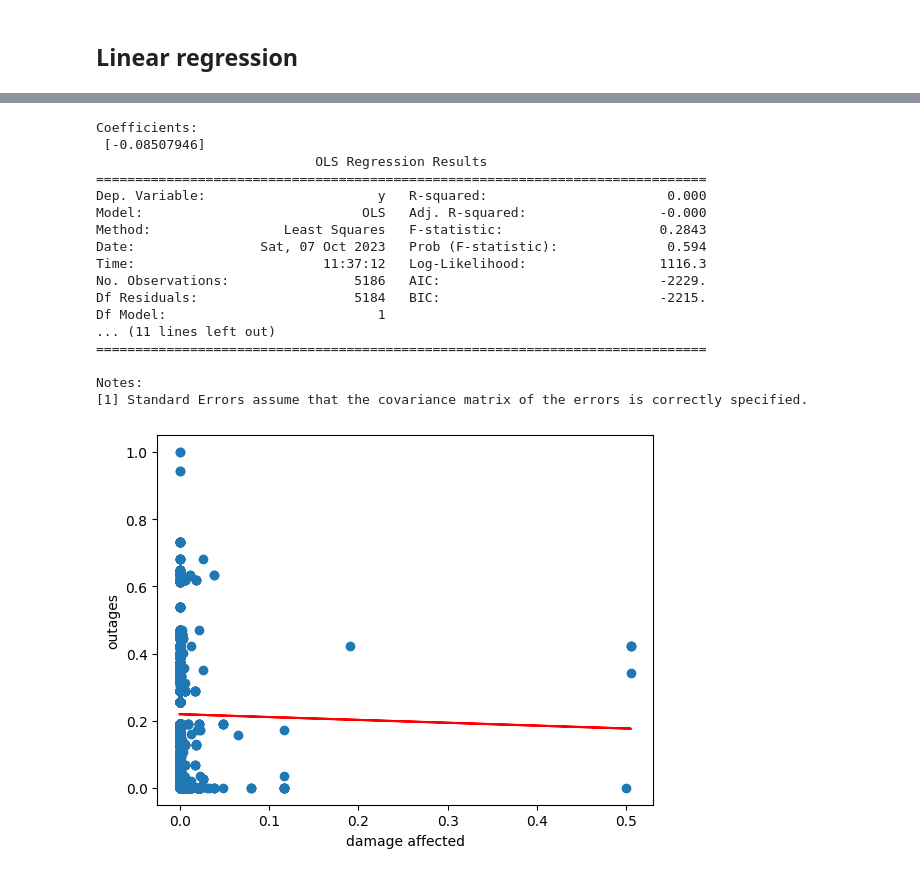
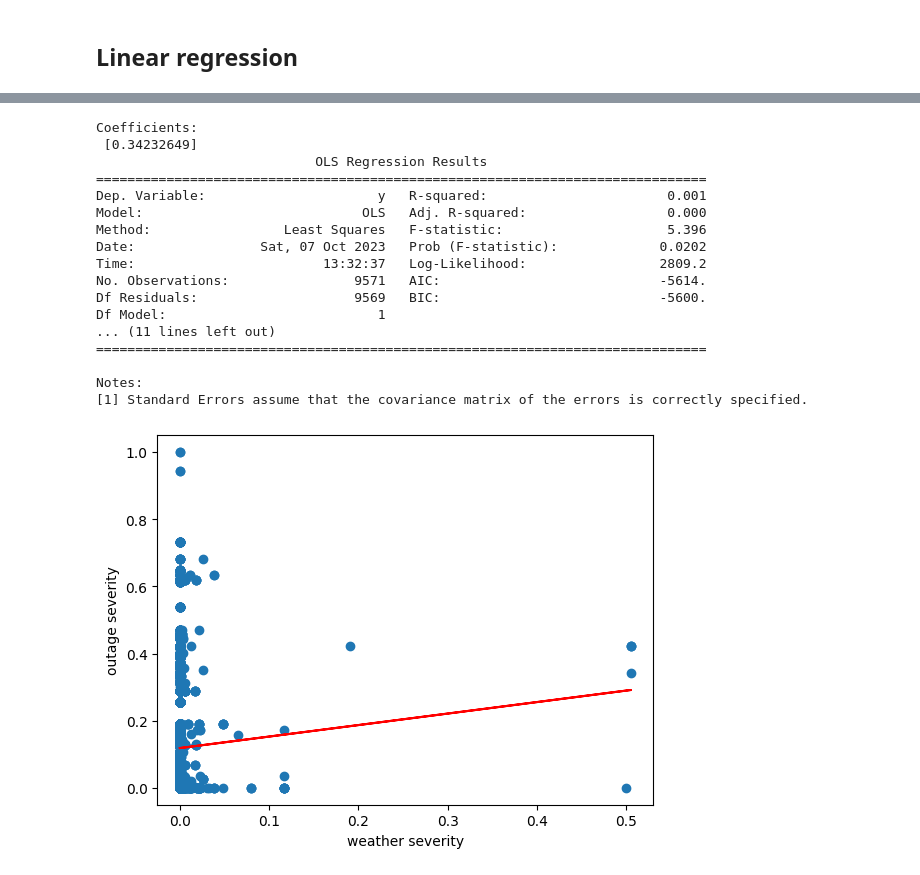
Before and after one commit to cetceeve/StormCloud, a Jupyter notebook: notebooks/linear_regr.ipynb, the cells around one changed output, grey strips where cells are left out. Drawn from its saved outputs; the diff is of its cells as text; code cells hidden in the pictures.

```diff
--- a/notebooks/linear_regr.ipynb
+++ b/notebooks/linear_regr.ipynb
@@ -22,6 +22,6 @@ Remove rows that are not interesting to us
 # remove USA because it is to big
 df = df.drop(df[df["country"] == "USA"].index)
 # remove lines without infromation
-old_size = df.size
-df = df.dropna(subset=["id", "Disaster Type"], how="all")
-print(f"Removed {old_size - df.size}/{old_size} where outage and weather event were NaN.")
+# old_size = df.size
+# df = df.dropna(subset=["id", "Disaster Type"], how="all")
+# print(f"Removed {old_size - df.size}/{old_size} where outage and weather event were NaN.")
@@ -180,45 +215,45 @@ import statsmodels.api as sm
 
 # plot the data
 plt.scatter(df["cont_independent"], df["cont_dependent"], )
-plt.xlabel("damage affected")
-plt.ylabel("outages")
+plt.xlabel("weather severity")
+plt.ylabel("outage severity")
 # plt.savefig("outages_weather_scatter.png")
 
 
 # model using linear regression
 X = df["cont_independent"].to_numpy().reshape(-1, 1)
 Y = df["cont_dependent"].to_numpy()
 reg = linear_model.LinearRegression()
 reg.fit(X, Y)
 print("Coefficients: \n", reg.coef_)
 
 predicted_Y = reg.predict(X)
 
 plt.plot(X, predicted_Y, color="red")
 
 
 X = sm.add_constant(X) # add const to allow for constant offset of gradient
 stats_results = sm.OLS(Y, X).fit()
 print(stats_results.summary())
 # %% [output]
 Coefficients:
- [-0.08507946]
+ [0.34232649]
                             OLS Regression Results
 ==============================================================================
-Dep. Variable:                      y   R-squared:                       0.000
-Model:                            OLS   Adj. R-squared:                 -0.000
-Method:                 Least Squares   F-statistic:                    0.2843
-Date:                Sat, 07 Oct 2023   Prob (F-statistic):              0.594
-Time:                        11:37:12   Log-Likelihood:                 1116.3
-No. Observations:                5186   AIC:                            -2229.
-Df Residuals:                    5184   BIC:                            -2215.
+Dep. Variable:                      y   R-squared:                       0.001
+Model:                            OLS   Adj. R-squared:                  0.000
+Method:                 Least Squares   F-statistic:                     5.396
+Date:                Sat, 07 Oct 2023   Prob (F-statistic):             0.0202
+Time:                        13:32:37   Log-Likelihood:                 2809.2
+No. Observations:                9571   AIC:                            -5614.
+Df Residuals:                    9569   BIC:                            -5600.
 Df Model:                           1
 ... (11 lines left out)
 ==============================================================================
 
 Notes:
 [1] Standard Errors assume that the covariance matrix of the errors is correctly specified.
-[figure, old version]
+[figure, new version]
 # %%
 import numpy as np
 import matplotlib.pyplot as plt
```
Also changed, not shown: parts of 10 cells of this notebook.
